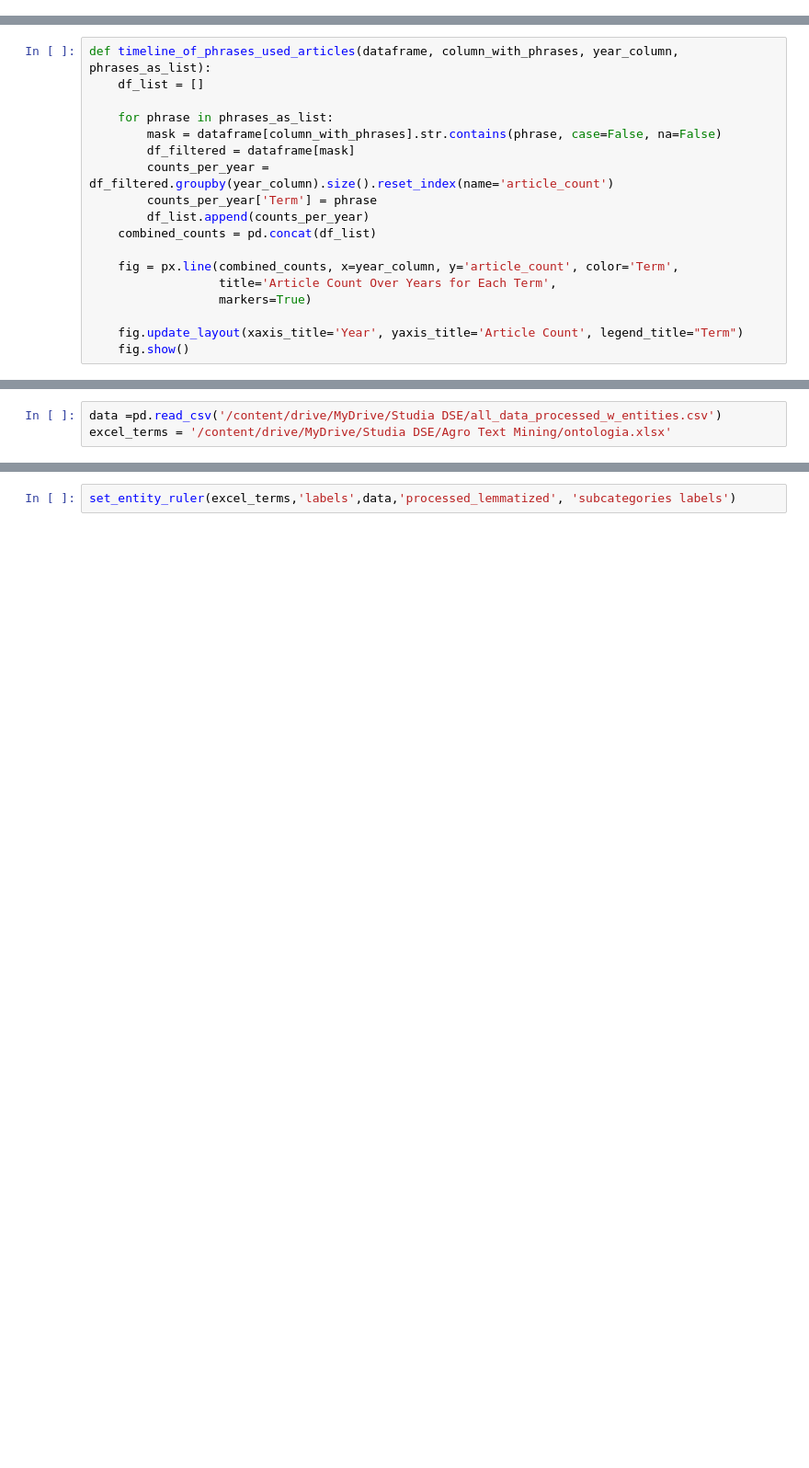
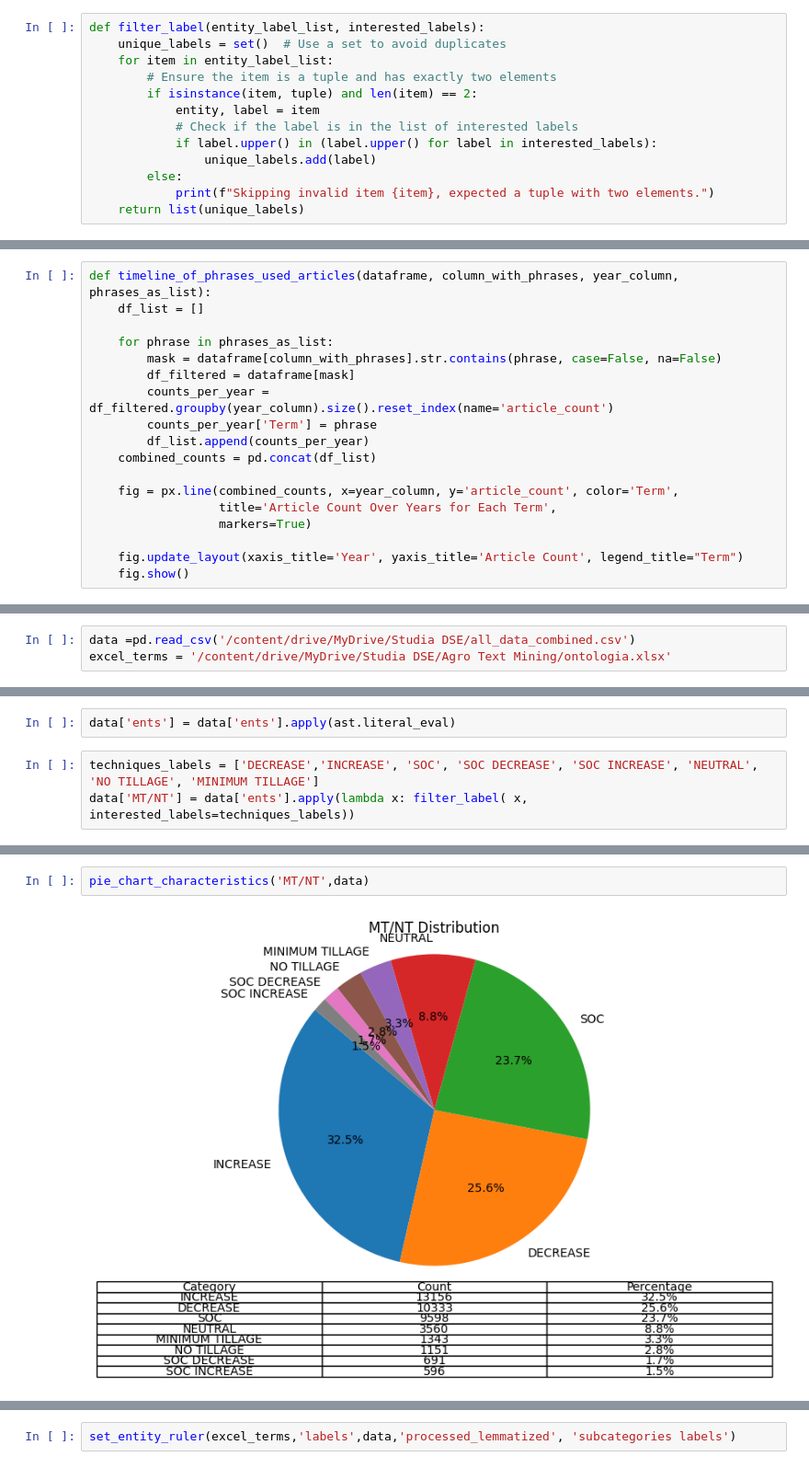
Before and after one commit to olalepek/Text-Mining---Agriculture, a Jupyter notebook: Agriculture_Tweet_Text_Mining_and_Sentimental_analysis.ipynb, the cells around one changed output, grey strips where cells are left out. Shown at 92% size. Saved outputs shown, nothing was run; the diff lists cells and outputs as text; blank space fills up the shorter version.

```diff
--- a/Agriculture_Tweet_Text_Mining_and_Sentimental_analysis.ipynb
+++ b/Agriculture_Tweet_Text_Mining_and_Sentimental_analysis.ipynb
@@ -189 +210,14 @@ def filter_label(entity_label_list, interested_labels):
+# %%
+def filter_label(entity_label_list, interested_labels):
+    unique_labels = set()  # Use a set to avoid duplicates
+    for item in entity_label_list:
+        # Ensure the item is a tuple and has exactly two elements
+        if isinstance(item, tuple) and len(item) == 2:
+            entity, label = item
+            # Check if the label is in the list of interested labels
+            if label.upper() in (label.upper() for label in interested_labels):
+                unique_labels.add(label)
+        else:
+            print(f"Skipping invalid item {item}, expected a tuple with two elements.")
+    return list(unique_labels)
 # %%
@@ -224,3 +284,3 @@ def timeline_of_phrases_used_articles(dataframe, column_with_phrases, year_colum
 # %%
-data =pd.read_csv('/content/drive/MyDrive/Studia DSE/all_data_processed_w_entities.csv')
+data =pd.read_csv('/content/drive/MyDrive/Studia DSE/all_data_combined.csv')
 excel_terms = '/content/drive/MyDrive/Studia DSE/Agro Text Mining/ontologia.xlsx'
@@ -228,0 +311,5 @@ set_entity_ruler (excel_terms, rules_sheet, add_pattern, dataset, column_to_anal
+# %%
+data['ents'] = data['ents'].apply(ast.literal_eval)
+# %%
+techniques_labels = ['DECREASE','INCREASE', 'SOC', 'SOC DECREASE', 'SOC INCREASE', 'NEUTRAL', 'NO TILLAGE', 'MINIMUM TILLAGE']
+data['MT/NT'] = data['ents'].apply(lambda x: filter_label( x, interested_labels=techniques_labels))
@@ -228,0 +337,4 @@ set_entity_ruler (excel_terms, rules_sheet, add_pattern, dataset, column_to_anal
+# %%
+pie_chart_characteristics('MT/NT',data)
+# %% [output]
+[figure, added]
```
Also changed, not shown: parts of 67 cells of this notebook.
